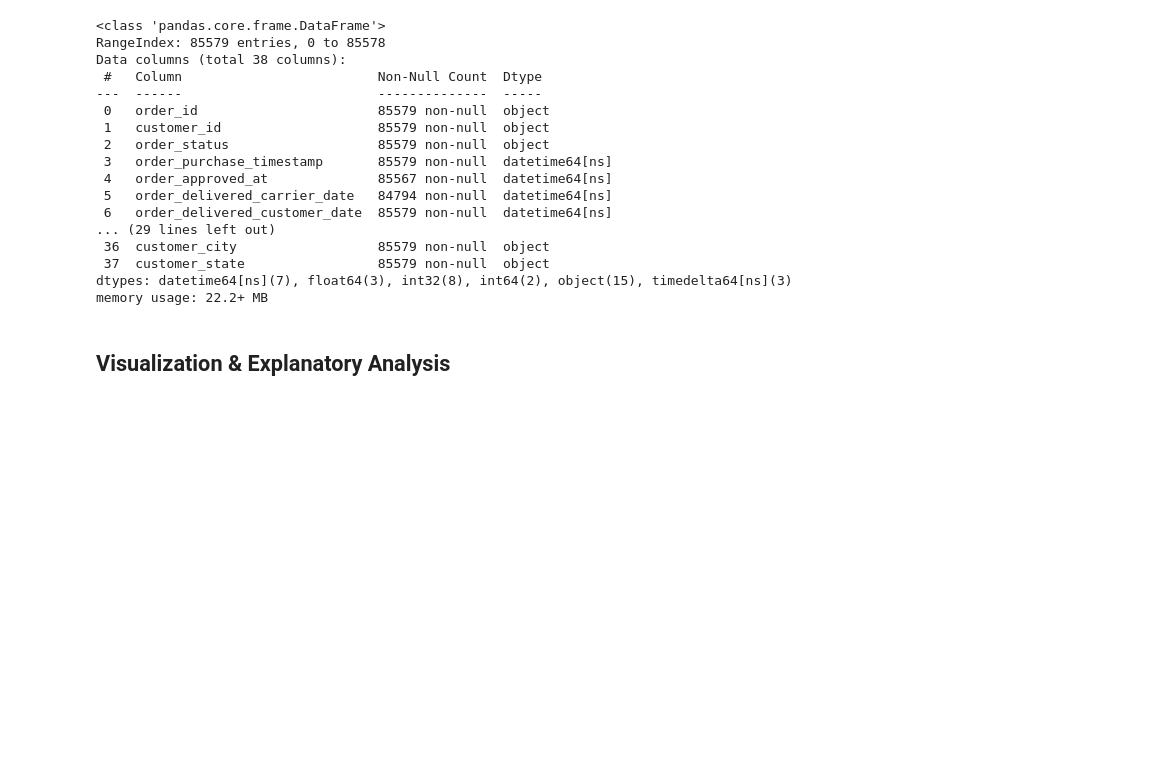
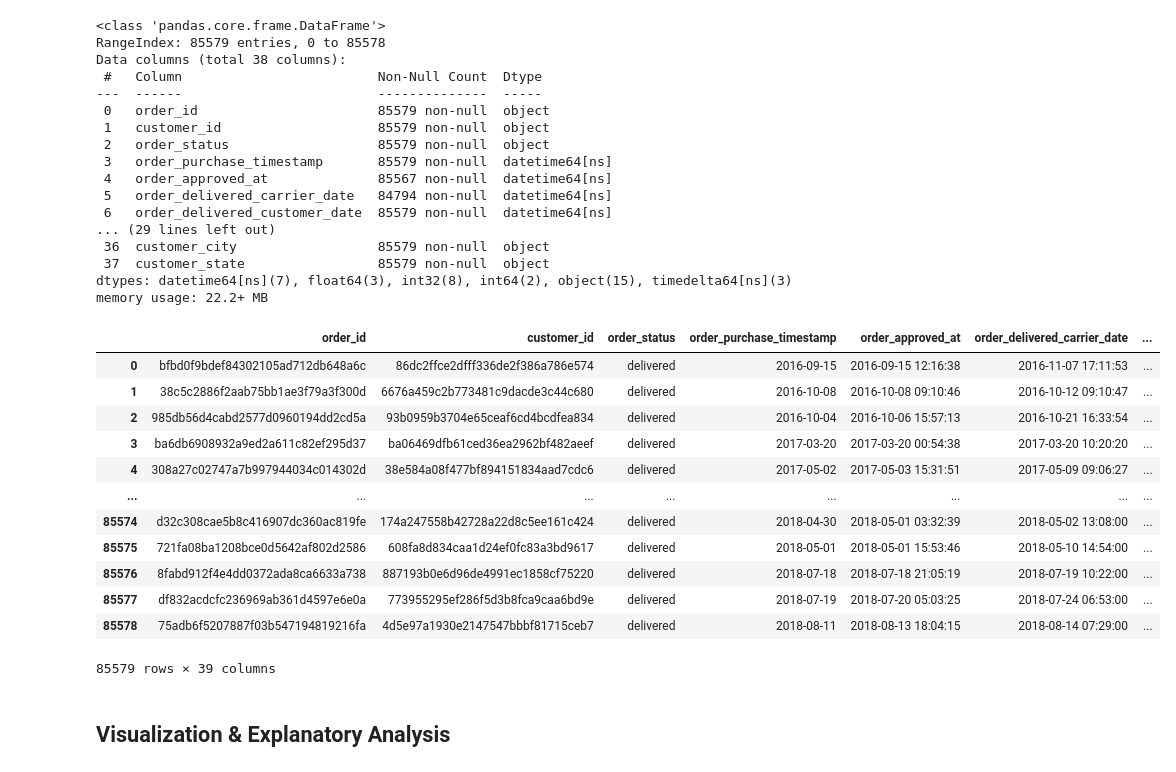
Before and after one commit to stefansphtr/Data-Analytics-Brazilian-Ecommerce, a Jupyter notebook: notebook.ipynb, the cells around one changed output. Cells and saved outputs as stored; diff of their text form; code cells hidden in the pictures; blank space fills up the shorter version.

```diff
--- a/notebook.ipynb
+++ b/notebook.ipynb
@@ -2460,6 +2460,24 @@ Data columns (total 38 columns):
  37  customer_state                 85579 non-null  object
 dtypes: datetime64[ns](7), float64(3), int32(8), int64(2), object(15), timedelta64[ns](3)
 memory usage: 22.2+ MB
+# %%
+# Add a new column total price to the all_df
+all_df["total_price"] = all_df["qty"] * all_df["price"]
+all_df
+# %% [output]
+|  | order_id | customer_id | order_status | order_purchase_timestamp | order_approved_at | order_delivered_carrier_date | ... |
+| 0 | bfbd0f9bdef84302105ad712db648a6c | 86dc2ffce2dfff336de2f386a786e574 | delivered | 2016-09-15 | 2016-09-15 12:16:38 | 2016-11-07 17:11:53 | ... |
+| 1 | 38c5c2886f2aab75bb1ae3f79a3f300d | 6676a459c2b773481c9dacde3c44c680 | delivered | 2016-10-08 | 2016-10-08 09:10:46 | 2016-10-12 09:10:47 | ... |
+| 2 | 985db56d4cabd2577d0960194dd2cd5a | 93b0959b3704e65ceaf6cd4bcdfea834 | delivered | 2016-10-04 | 2016-10-06 15:57:13 | 2016-10-21 16:33:54 | ... |
+| 3 | ba6db6908932a9ed2a611c82ef295d37 | ba06469dfb61ced36ea2962bf482aeef | delivered | 2017-03-20 | 2017-03-20 00:54:38 | 2017-03-20 10:20:20 | ... |
+| 4 | 308a27c02747a7b997944034c014302d | 38e584a08f477bf894151834aad7cdc6 | delivered | 2017-05-02 | 2017-05-03 15:31:51 | 2017-05-09 09:06:27 | ... |
+| ... | ... | ... | ... | ... | ... | ... | ... |
+| 85574 | d32c308cae5b8c416907dc360ac819fe | 174a247558b42728a22d8c5ee161c424 | delivered | 2018-04-30 | 2018-05-01 03:32:39 | 2018-05-02 13:08:00 | ... |
+| 85575 | 721fa08ba1208bce0d5642af802d2586 | 608fa8d834caa1d24ef0fc83a3bd9617 | delivered | 2018-05-01 | 2018-05-01 15:53:46 | 2018-05-10 14:54:00 | ... |
+| 85576 | 8fabd912f4e4dd0372ada8ca6633a738 | 887193b0e6d96de4991ec1858cf75220 | delivered | 2018-07-18 | 2018-07-18 21:05:19 | 2018-07-19 10:22:00 | ... |
+| 85577 | df832acdcfc236969ab361d4597e6e0a | 773955295ef286f5d3b8fca9caa6bd9e | delivered | 2018-07-19 | 2018-07-20 05:03:25 | 2018-07-24 06:53:00 | ... |
+| 85578 | 75adb6f5207887f03b547194819216fa | 4d5e97a1930e2147547bbbf81715ceb7 | delivered | 2018-08-11 | 2018-08-13 18:04:15 | 2018-08-14 07:29:00 | ... |
+85579 rows × 39 columns
 # %% [markdown]
 ## Visualization & Explanatory Analysis
 # %% [markdown]
```
Also changed, not shown: parts of 2 cells of this notebook.
